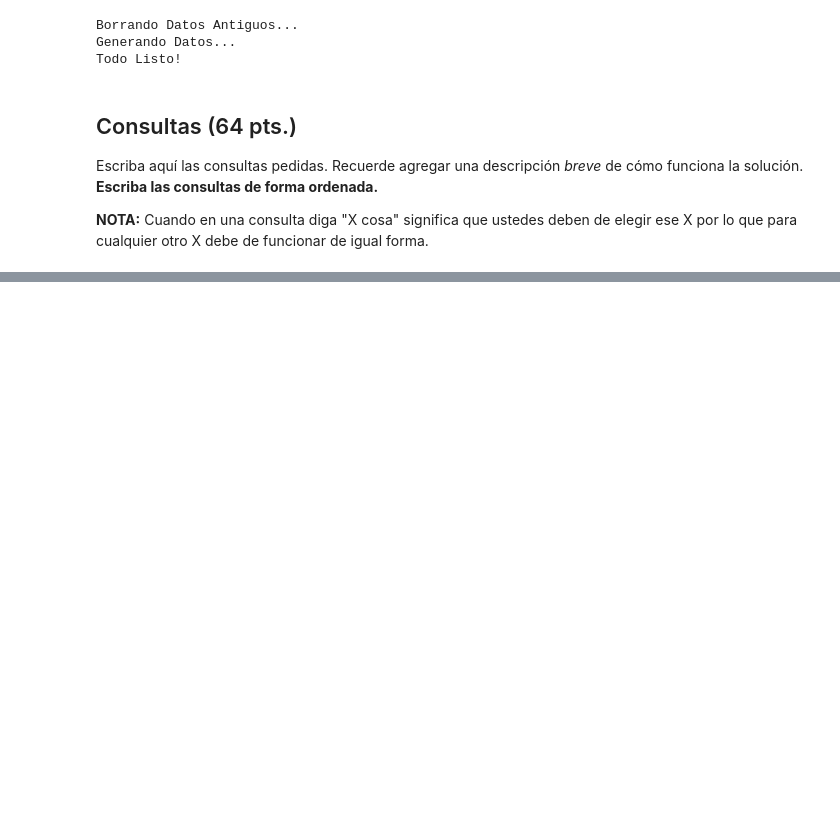
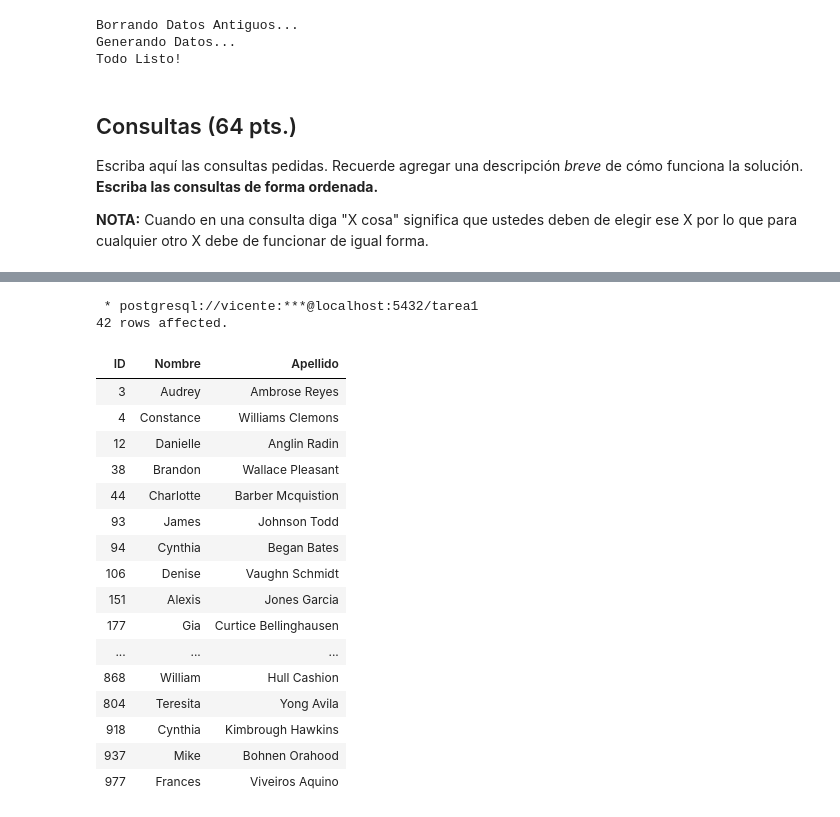
Before and after one commit to SamuelOrtizV/Tareas-Bases-De-Datos, a Jupyter notebook: Tarea-1-Grupo46/Tarea_1_BD_2023_1.ipynb, the cells around one changed output, grey strips where cells are left out. Saved outputs shown, nothing was run; the diff lists cells and outputs as text; code cells hidden in the pictures; blank space fills up the shorter version.

```diff
--- a/Tarea-1-Grupo46/Tarea_1_BD_2023_1.ipynb
+++ b/Tarea-1-Grupo46/Tarea_1_BD_2023_1.ipynb
@@ -596,0 +358,31 @@ FROM
+# %%
+%%sql
+
+/* Reemplace estas queries por las que resuelven las consultas pedidas. */
+
+SELECT id AS "ID",nombre AS "Nombre",apellidos AS "Apellido"
+FROM personas
+JOIN persona_pertenece_faccion
+ON id = persona_pertenece_faccion.id_persona
+
+WHERE persona_pertenece_faccion.id_faccion = 1
+# %% [output]
+ * postgresql://vicente:***@localhost:5432/tarea1
+42 rows affected.
+| ID | Nombre | Apellido |
+| 3 | Audrey | Ambrose Reyes |
+| 4 | Constance | Williams Clemons |
+| 12 | Danielle | Anglin Radin |
+| 38 | Brandon | Wallace Pleasant |
+| 44 | Charlotte | Barber Mcquistion |
+| 93 | James | Johnson Todd |
+| 94 | Cynthia | Began Bates |
+| 106 | Denise | Vaughn Schmidt |
+| 151 | Alexis | Jones Garcia |
+| 177 | Gia | Curtice Bellinghausen |
+| ... | ... | ... |
+| 868 | William | Hull Cashion |
+| 804 | Teresita | Yong Avila |
+| 918 | Cynthia | Kimbrough Hawkins |
+| 937 | Mike | Bohnen Orahood |
+| 977 | Frances | Viveiros Aquino |
```
Also changed, not shown: parts of 46 cells of this notebook.
